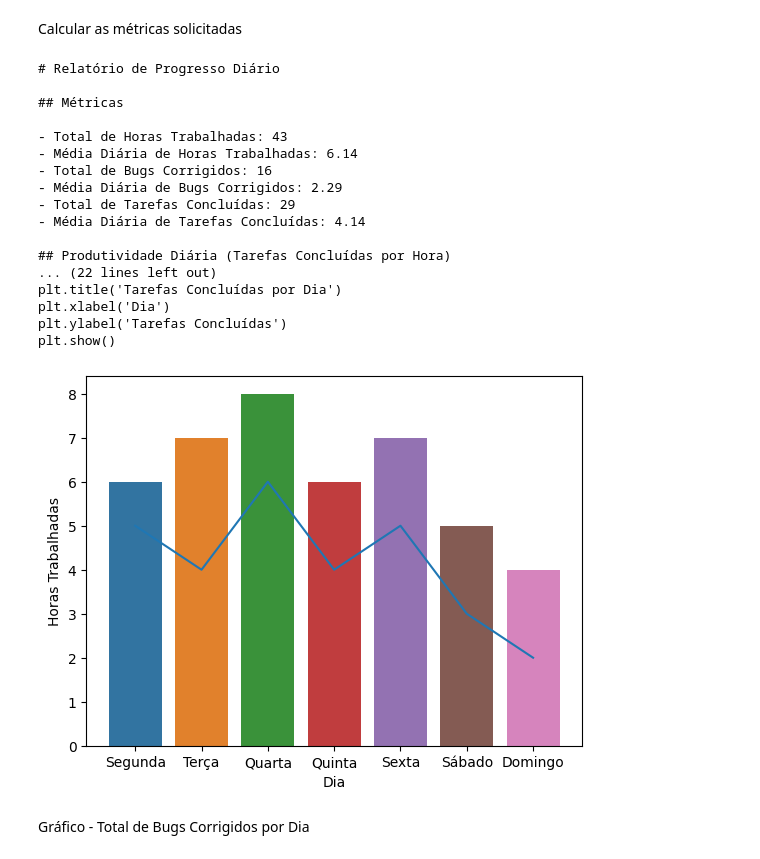
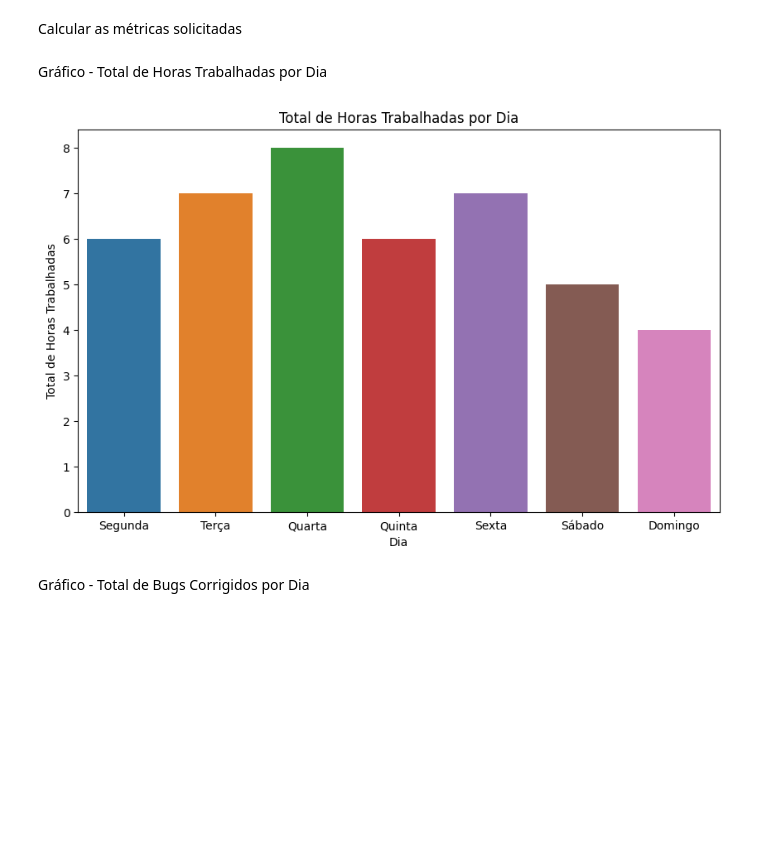
Before and after one commit to wdson91/Modulo-4_Relatorios-de-Progresso, a Jupyter notebook: Projeto_Individual.ipynb, the cells around one changed output. Saved outputs shown, nothing was run; the diff lists cells and outputs as text; code cells hidden in the pictures; blank space fills up the shorter version.

```diff
--- a/Projeto_Individual.ipynb
+++ b/Projeto_Individual.ipynb
@@ -41,61 +41,17 @@ media_tarefas_concluidas_diarias = df['Tarefas Concluídas'].mean()
 
 # Produtividade Diária (Tarefas Concluídas por Hora)
 df['Produtividade Diária'] = df['Tarefas Concluídas'] / df['Horas Trabalhadas']
-# %%
-relatorio = f"""
-# Relatório de Progresso Diário
-
-## Métricas
-
-- Total de Horas Trabalhadas: {total_horas_trabalhadas}
-- Média Diária de Horas Trabalhadas: {media_horas_trabalhadas_diarias:.2f}
-- Total de Bugs Corrigidos: {total_bugs_corrigidos}
-- Média Diária de Bugs Corrigidos: {media_bugs_corrigidos_diarios:.2f}
-- Total de Tarefas Concluídas: {total_tarefas_concluidas}
-- Média Diária de Tarefas Concluídas: {media_tarefas_concluidas_diarias:.2f}
-
-## Produtividade Diária (Tarefas Concluídas por Hora)
-
-{df[['Dia', 'Produtividade Diária']].to_markdown(index=False)}
-
-## Gráfico - Total de Horas Trabalhadas por Dia
-
-{sns.barplot(x='Dia', y='Horas Trabalhadas', data=df)}
-plt.title('Total de Horas Trabalhadas por Dia')
-plt.xlabel('Dia')
-plt.ylabel('Total de Horas Trabalhadas')
-plt.show()
-
-## Gráfico - Tarefas Concluídas por Dia
-
-{sns.lineplot(x='Dia', y='Tarefas Concluídas', data=df)}
-plt.title('Tarefas Concluídas por Dia')
-plt.xlabel('Dia')
-plt.ylabel('Tarefas Concluídas')
-plt.show()
-"""
-
-# Exibir o relatório diretamente no Colab
-print(relatorio)
-# %% [output]
-# Relatório de Progresso Diário
-
-## Métricas
-
-- Total de Horas Trabalhadas: 43
-- Média Diária de Horas Trabalhadas: 6.14
-- Total de Bugs Corrigidos: 16
-- Média Diária de Bugs Corrigidos: 2.29
-- Total de Tarefas Concluídas: 29
-- Média Diária de Tarefas Concluídas: 4.14
-
-## Produtividade Diária (Tarefas Concluídas por Hora)
-... (22 lines left out)
-plt.title('Tarefas Concluídas por Dia')
-plt.xlabel('Dia')
-plt.ylabel('Tarefas Concluídas')
-plt.show()
-[figure, removed]
+# %% [markdown]
+Gráfico - Total de Horas Trabalhadas por Dia
+# %%
+plt.figure(figsize=(10, 6))
+sns.barplot(x='Dia', y='Horas Trabalhadas', data=df)
+plt.title('Total de Horas Trabalhadas por Dia')
+plt.xlabel('Dia')
+plt.ylabel('Total de Horas Trabalhadas')
+plt.show()
+# %% [output]
+[figure, added]
 # %% [markdown]
 Gráfico - Total de Bugs Corrigidos por Dia
 # %%
```
Also changed, not shown: parts of 6 cells of this notebook.
